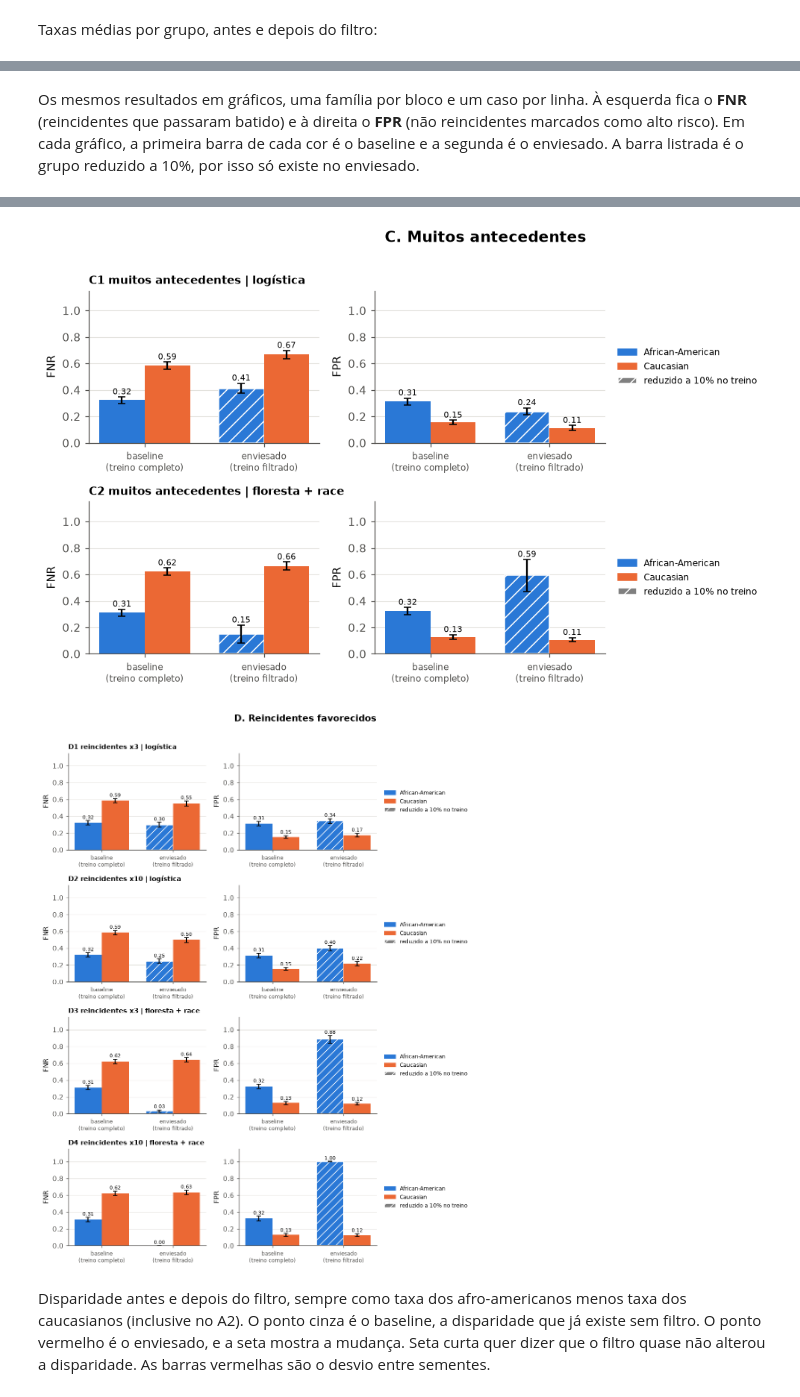
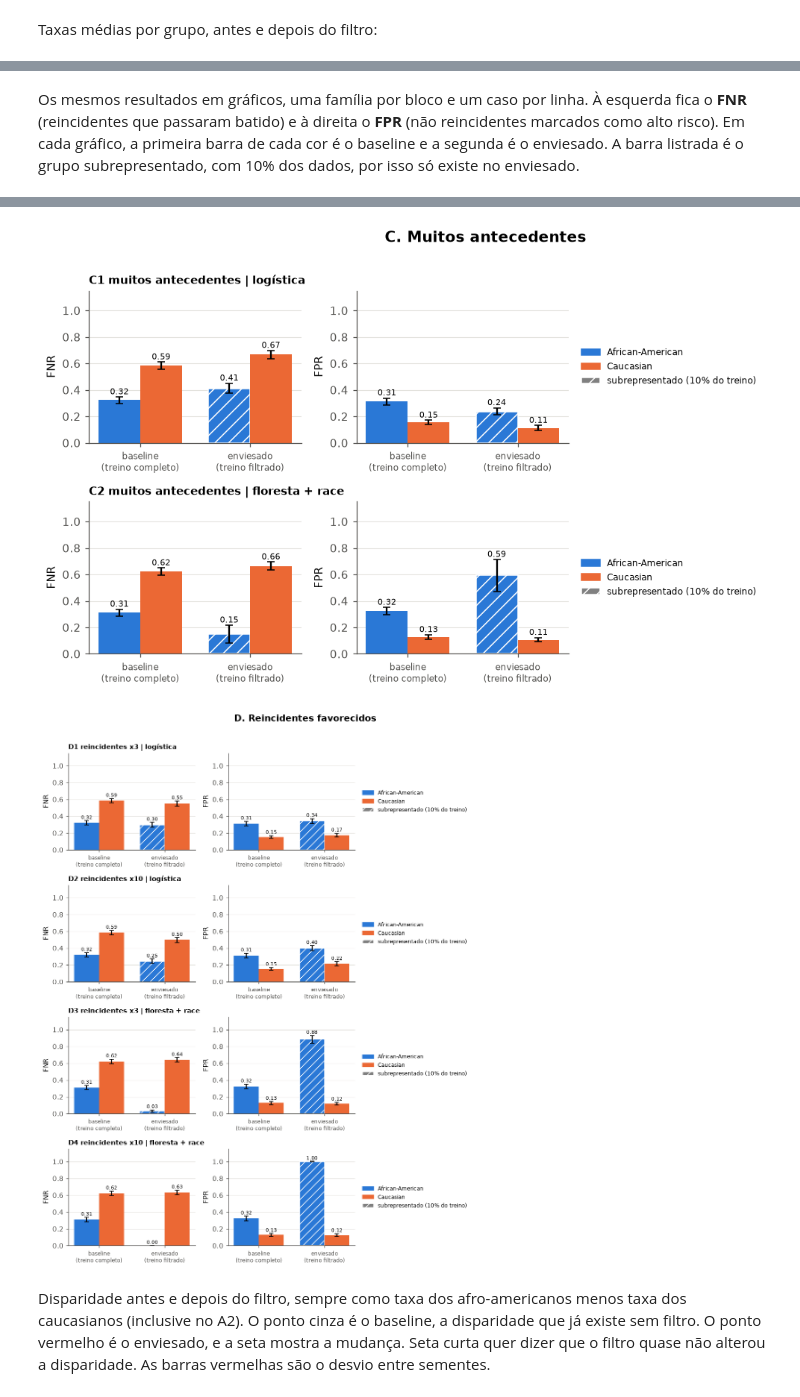
Before and after one commit to ibgrilo/predictive-justice-bias-analysis, a Jupyter notebook: notebooks/cenario5_compas.ipynb, the cells around one changed output, grey strips where cells are left out. Cells and saved outputs as stored; diff of their text form; code cells hidden in the pictures.

Commit message:
refactor: restructure case tables and rename the underrepresented group

```diff
--- a/notebooks/cenario5_compas.ipynb
+++ b/notebooks/cenario5_compas.ipynb
@@ -355,7 +371,7 @@ Cada caso treina um **baseline** (treino completo) e um modelo **enviesado** (tr
 # %%
 CASES = {
     "A1 sorteio | logística": dict(),
-    "A2 sorteio | logística, reduz caucasianos": dict(sub=GROUP_REF),
+    "A2 sorteio | logística, subrepresenta caucasianos": dict(sub=GROUP_REF),
     "A3 sorteio | floresta": dict(model="forest"),
     "A4 sorteio | logística + race": dict(use_race=True),
     "A5 sorteio | floresta + race": dict(model="forest", use_race=True),
@@ -380,7 +396,7 @@ def run_case(case, seed, model="logistic", use_race=False, sampling="aleatorio",
     for label, data in [("baseline", train), ("enviesado", biased)]:
         fitted = build_model(model, use_race).fit(data[cols], data[TARGET])
         out = metrics_by_group(y, fitted.predict(test[cols]), race).reset_index()
-        out["papel"] = np.where(out.grupo == sub, "reduzido", np.where(out.grupo == "Geral", "geral", "outro"))
+        out["papel"] = np.where(out.grupo == sub, "subrepresentado", np.where(out.grupo == "Geral", "geral", "outro"))
         out["caso"], out["modelo"], out["seed"] = case, label, seed
         rows.append(out)
     return pd.concat(rows, ignore_index=True)
@@ -476,5 +533,5 @@ Variação da taxa de erro: média (desvio) em 30 sementes
 # %% [markdown]
-Os mesmos resultados em gráficos, uma família por bloco e um caso por linha. À esquerda fica o **FNR** (reincidentes que passaram batido) e à direita o **FPR** (não reincidentes marcados como alto risco). Em cada gráfico, a primeira barra de cada cor é o baseline e a segunda é o enviesado. A barra listrada é o grupo reduzido a 10%, por isso só existe no enviesado.
+Os mesmos resultados em gráficos, uma família por bloco e um caso por linha. À esquerda fica o **FNR** (reincidentes que passaram batido) e à direita o **FPR** (não reincidentes marcados como alto risco). Em cada gráfico, a primeira barra de cada cor é o baseline e a segunda é o enviesado. A barra listrada é o grupo subrepresentado, com 10% dos dados, por isso só existe no enviesado.
 # %%
 FAMILIES = {"A": "A. Sorteio aleatório", "B": "B. Poucos antecedentes",
             "C": "C. Muitos antecedentes", "D": "D. Reincidentes favorecidos"}
@@ -482,21 +539,21 @@ MODELS = ["baseline", "enviesado"]
 
 stats = res[res.papel != "geral"].groupby(["caso", "grupo", "modelo"])[["FNR", "FPR"]].agg(["mean", "std"])
 legend_items = [Patch(color=COLORS[g], label=g) for g in GROUPS]
-legend_items.append(Patch(facecolor="gray", edgecolor="white", hatch="//", label="reduzido a 10% no treino"))
+legend_items.append(Patch(facecolor="gray", edgecolor="white", hatch="//", label="subrepresentado (10% do treino)"))
 
 
 def plot_family(letter):
     cases = [c for c in CASES if c[0] == letter]
     fig, axes = plt.subplots(len(cases), 2, figsize=(11, 2.9 * len(cases)), squeeze=False)
     for row, case in zip(axes, cases):
-        reduced = CASES[case].get("sub", GROUP_SUB)
+        under = CASES[case].get("sub", GROUP_SUB)
         for ax, metric in zip(row, ["FNR", "FPR"]):
             for k, group in enumerate(GROUPS):
                 for j, model in enumerate(MODELS):
                     v = stats.loc[(case, group, model), (metric, "mean")]
                     e = stats.loc[(case, group, model), (metric, "std")]
                     x = j + (k - 0.5) * 0.38
-                    striped = model == "enviesado" and group == reduced
+                    striped = model == "enviesado" and group == under
                     ax.bar(x, v, 0.38, yerr=e, capsize=3, color=COLORS[group],
                            hatch="//" if striped else None, edgecolor="white" if striped else None)
                     ax.text(x, v + e + 0.02, f"{v:.2f}", ha="center", fontsize=7)
@@ -520,5 +577,5 @@ for letter in FAMILIES:
-[figure, old version]
+[figure, new version]
-[figure, old version]
+[figure, new version]
 # %% [markdown]
 Disparidade antes e depois do filtro, sempre como taxa dos afro-americanos menos taxa dos caucasianos (inclusive no A2). O ponto cinza é o baseline, a disparidade que já existe sem filtro. O ponto vermelho é o enviesado, e a seta mostra a mudança. Seta curta quer dizer que o filtro quase não alterou a disparidade. As barras vermelhas são o desvio entre sementes.
 # %%
```
Also changed, not shown: parts of 14 cells of this notebook, 1 other file.
